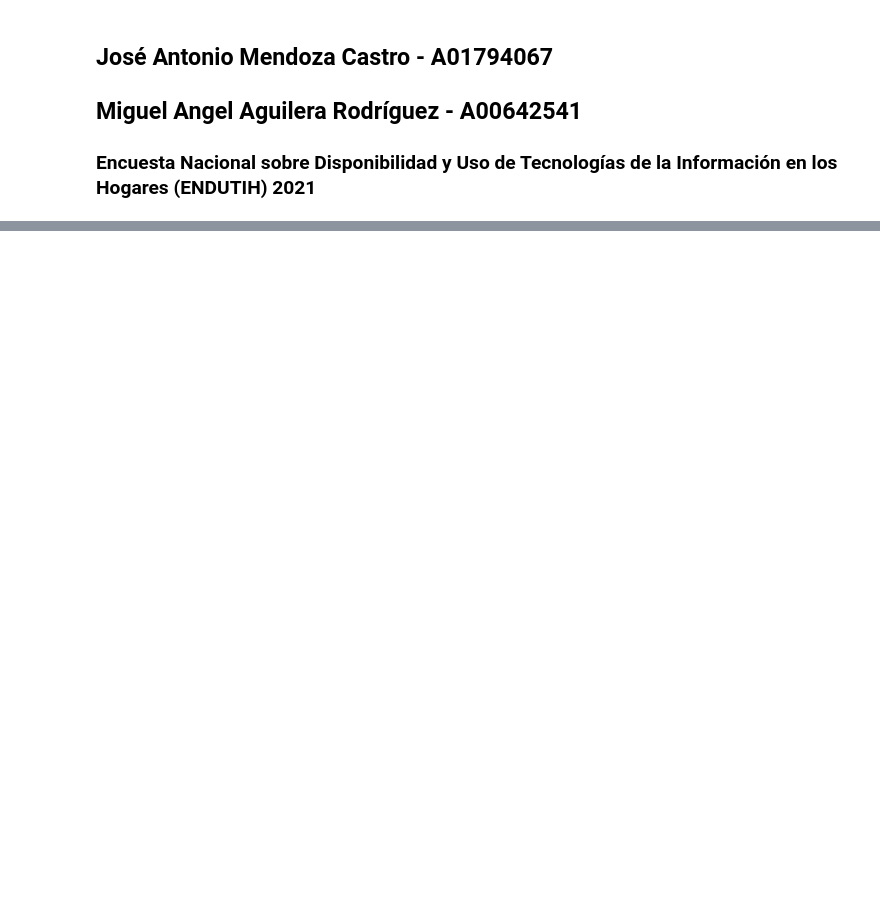
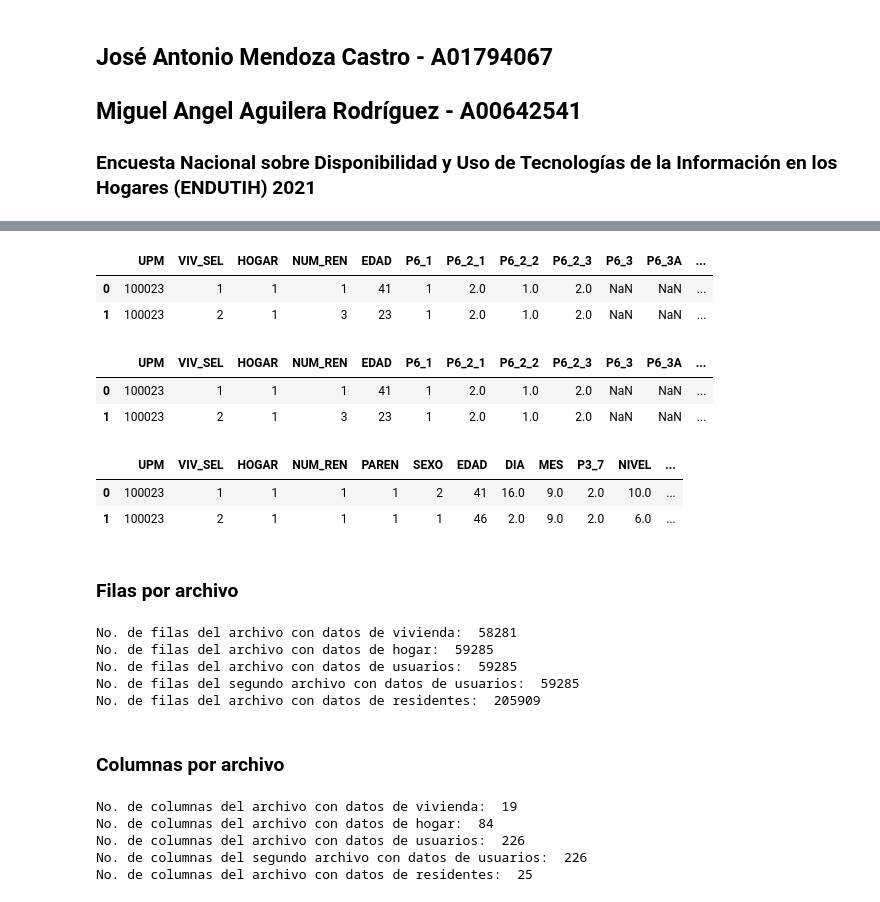
Before and after one commit to PosgradoMNA/actividades-del-projecto-team_109, a Jupyter notebook: actividades_del_projecto_team_109.ipynb, the cells around one changed output, grey strips where cells are left out. Drawn from its saved outputs; the diff is of its cells as text; code cells hidden in the pictures; blank space fills up the shorter version.

```diff
--- a/actividades_del_projecto_team_109.ipynb
+++ b/actividades_del_projecto_team_109.ipynb
@@ -24,0 +58,46 @@ df = pd
+# %%
+df_usuario.head(2)
+# %% [output]
+|  | UPM | VIV_SEL | HOGAR | NUM_REN | EDAD | P6_1 | P6_2_1 | P6_2_2 | P6_2_3 | P6_3 | P6_3A | ... |
+| 0 | 100023 | 1 | 1 | 1 | 41 | 1 | 2.0 | 1.0 | 2.0 | NaN | NaN | ... |
+| 1 | 100023 | 2 | 1 | 3 | 23 | 1 | 2.0 | 1.0 | 2.0 | NaN | NaN | ... |
+# %%
+df_usuario2.head(2)
+# %% [output]
+|  | UPM | VIV_SEL | HOGAR | NUM_REN | EDAD | P6_1 | P6_2_1 | P6_2_2 | P6_2_3 | P6_3 | P6_3A | ... |
+| 0 | 100023 | 1 | 1 | 1 | 41 | 1 | 2.0 | 1.0 | 2.0 | NaN | NaN | ... |
+| 1 | 100023 | 2 | 1 | 3 | 23 | 1 | 2.0 | 1.0 | 2.0 | NaN | NaN | ... |
+# %%
+df_residente.head(2)
+# %% [output]
+|  | UPM | VIV_SEL | HOGAR | NUM_REN | PAREN | SEXO | EDAD | DIA | MES | P3_7 | NIVEL | ... |
+| 0 | 100023 | 1 | 1 | 1 | 1 | 2 | 41 | 16.0 | 9.0 | 2.0 | 10.0 | ... |
+| 1 | 100023 | 2 | 1 | 1 | 1 | 1 | 46 | 2.0 | 9.0 | 2.0 | 6.0 | ... |
+# %% [markdown]
+### Filas por archivo
+# %%
+print('No. de filas del archivo con datos de vivienda: ', len(df_vivienda))
+print('No. de filas del archivo con datos de hogar: ', len(df_hogar))
+print('No. de filas del archivo con datos de usuarios: ', len(df_usuario))
+print('No. de filas del segundo archivo con datos de usuarios: ', len(df_usuario2))
+print('No. de filas del archivo con datos de residentes: ', len(df_residente))
+# %% [output]
+No. de filas del archivo con datos de vivienda:  58281
+No. de filas del archivo con datos de hogar:  59285
+No. de filas del archivo con datos de usuarios:  59285
+No. de filas del segundo archivo con datos de usuarios:  59285
+No. de filas del archivo con datos de residentes:  205909
+# %% [markdown]
+### Columnas por archivo
+# %%
+print('No. de columnas del archivo con datos de vivienda: ', len(df_vivienda.columns))
+print('No. de columnas del archivo con datos de hogar: ', len(df_hogar.columns))
+print('No. de columnas del archivo con datos de usuarios: ', len(df_usuario.columns))
+print('No. de columnas del segundo archivo con datos de usuarios: ', len(df_usuario2.columns))
+print('No. de columnas del archivo con datos de residentes: ', len(df_residente.columns))
+# %% [output]
+No. de columnas del archivo con datos de vivienda:  19
+No. de columnas del archivo con datos de hogar:  84
+No. de columnas del archivo con datos de usuarios:  226
+No. de columnas del segundo archivo con datos de usuarios:  226
+No. de columnas del archivo con datos de residentes:  25
```
Also changed, not shown: parts of 14 cells of this notebook.
